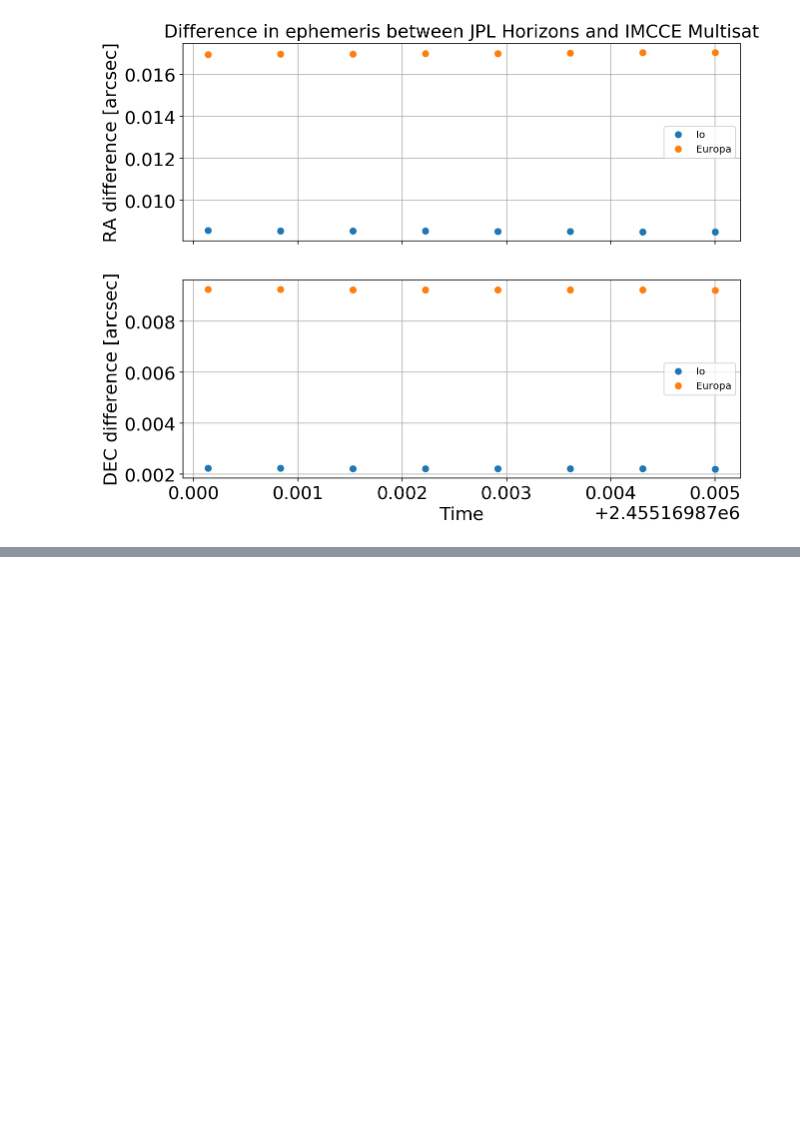
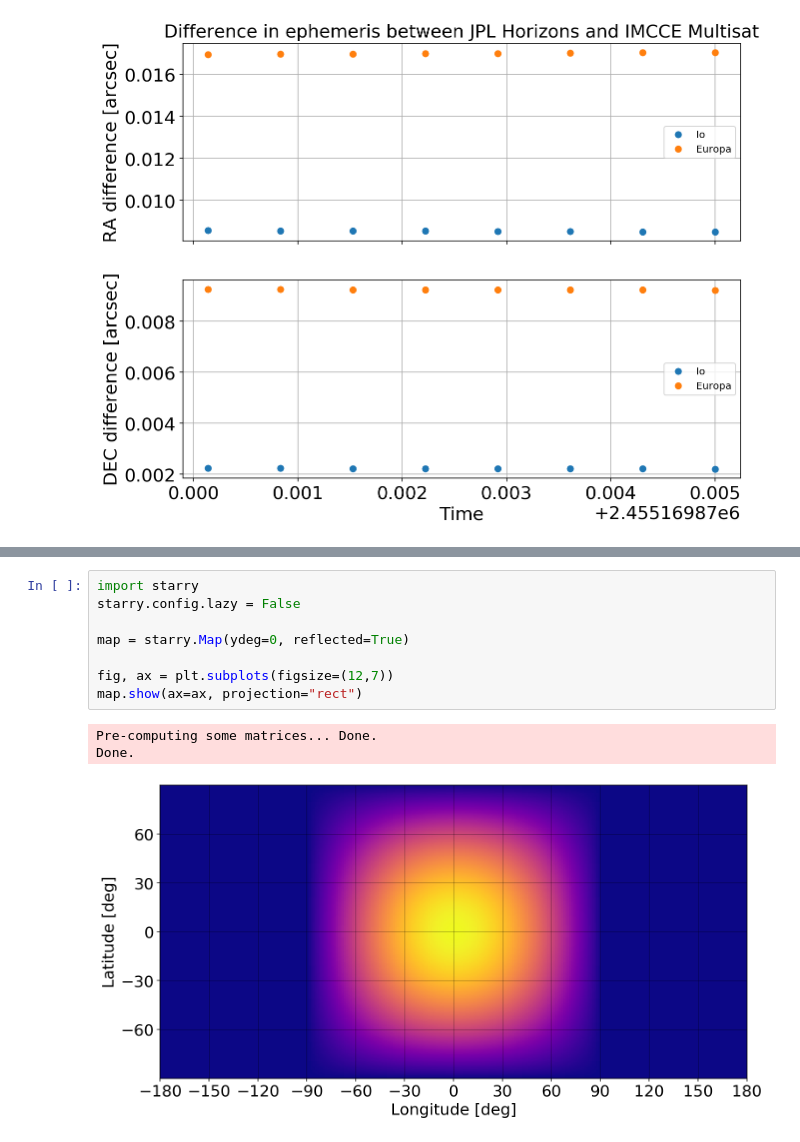
Before and after one commit to fbartolic/volcano, a Jupyter notebook: notebooks/orbital_data.ipynb, the cells around one changed output, grey strips where cells are left out. Drawn from its saved outputs; the diff is of its cells as text; blank space fills up the shorter version.

```diff
--- a/notebooks/orbital_data.ipynb
+++ b/notebooks/orbital_data.ipynb
@@ -227,0 +297,12 @@ Text(0.5, 1.0, 'Difference in ephemeris between JPL Horizons and IMCCE Multisat'
+# %%
+import starry
+starry.config.lazy = False
+
+map = starry.Map(ydeg=0, reflected=True)
+
+fig, ax = plt.subplots(figsize=(12,7))
+map.show(ax=ax, projection="rect")
+# %% [output]
+Pre-computing some matrices... Done.
+Done.
+[figure, added]
```
Also changed, not shown: parts of 16 cells of this notebook.
